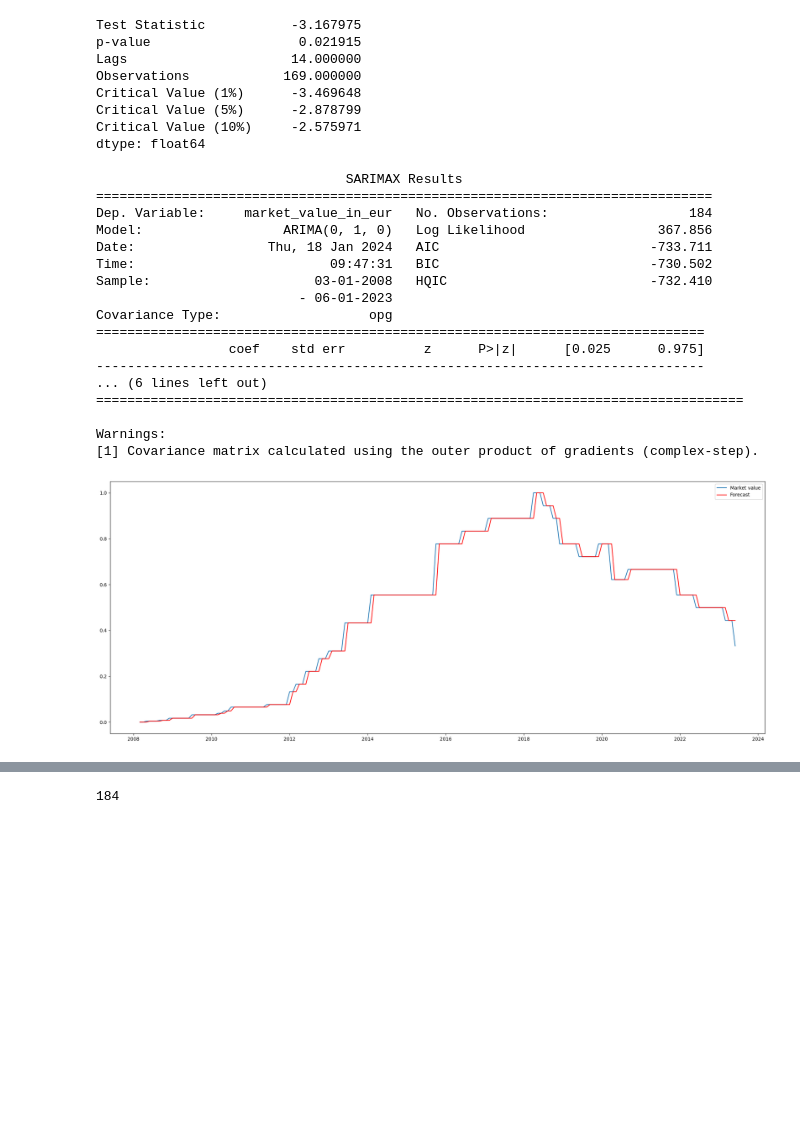
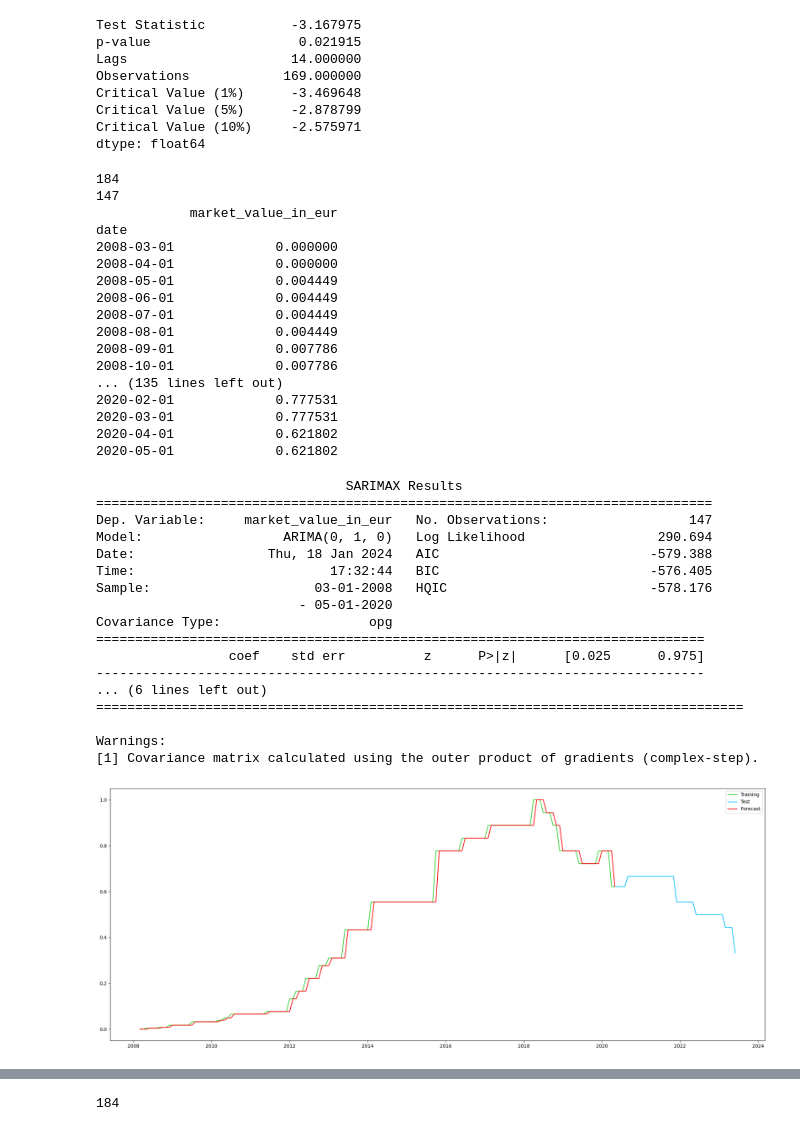
Before and after one commit to MikDR/DataScience-Python, a Jupyter notebook: codice/serie_temp/serie_per_giocatore.ipynb, the cells around one changed output, grey strips where cells are left out. Drawn from its saved outputs; the diff is of its cells as text; code cells hidden in the pictures; blank space fills up the shorter version.

```diff
--- a/codice/serie_temp/serie_per_giocatore.ipynb
+++ b/codice/serie_temp/serie_per_giocatore.ipynb
@@ -456,37 +462,62 @@ Critical Value (10%)     -2.575971
 dtype: float64
 # %%
 # fit ARIMA model senza variabili esogene
+nobs = len(differenced_series["market_value_in_eur"])
+n_training = int(nobs * 0.8)
+print(nobs)
+print(n_training)
+
+training = differenced_series[["market_value_in_eur"]][:n_training]
+print(training)
+
 fig = plt.figure(figsize=(20,8))
-model = ARIMA(endog=differenced_series["market_value_in_eur"], order=(0,1,0)) #chiedi al prof se devi mettere (0,1,0) sembra overfittare troppo
+model = ARIMA(endog=training, order=(0,1,0)) #chiedi al prof se devi mettere (0,1,0) sembra overfittare troppo
 ax = plt.gca()
 results = model.fit()
-plt.plot(differenced_series["market_value_in_eur"])
-#plt.plot(differenced_series["goals"])
+plt.plot(differenced_series["market_value_in_eur"][:n_training], color='limegreen')
+plt.plot(differenced_series["market_value_in_eur"][n_training-1:], color='deepskyblue')
 plt.plot(results.fittedvalues, color='red')
-ax.legend(['Market value', 'Forecast'])
+ax.legend(['Training', 'Test', 'Forecast'])
 plt.tight_layout()
 plt.savefig(f"../../images/model_ARIMA_player_{player_id_to_plot}.png")
 
 print(results.summary())
 # %% [output]
-                                SARIMAX Results
-===============================================================================
-Dep. Variable:     market_value_in_eur   No. Observations:                  184
-Model:                  ARIMA(0, 1, 0)   Log Likelihood                 367.856
-Date:                 Thu, 18 Jan 2024   AIC                           -733.711
-Time:                         09:47:31   BIC                           -730.502
-Sample:                     03-01-2008   HQIC                          -732.410
-                          - 06-01-2023
-Covariance Type:                   opg
-==============================================================================
-                 coef    std err          z      P>|z|      [0.025      0.975]
-------------------------------------------------------------------------------
-... (6 lines left out)
-===================================================================================
-
-Warnings:
-[1] Covariance matrix calculated using the outer product of gradients (complex-step).
+184
+147
+            market_value_in_eur
+date
+2008-03-01             0.000000
+2008-04-01             0.000000
+2008-05-01             0.004449
+2008-06-01             0.004449
+2008-07-01             0.004449
+2008-08-01             0.004449
+2008-09-01             0.007786
+2008-10-01             0.007786
+... (135 lines left out)
+2020-02-01             0.777531
+2020-03-01             0.777531
+2020-04-01             0.621802
+2020-05-01             0.621802
+                                SARIMAX Results
+===============================================================================
+Dep. Variable:     market_value_in_eur   No. Observations:                  147
+Model:                  ARIMA(0, 1, 0)   Log Likelihood                 290.694
+Date:                 Thu, 18 Jan 2024   AIC                           -579.388
+Time:                         17:32:44   BIC                           -576.405
+Sample:                     03-01-2008   HQIC                          -578.176
+                          - 05-01-2020
+Covariance Type:                   opg
+==============================================================================
+                 coef    std err          z      P>|z|      [0.025      0.975]
+------------------------------------------------------------------------------
+... (6 lines left out)
+===================================================================================
+
+Warnings:
+[1] Covariance matrix calculated using the outer product of gradients (complex-step).
-[figure, old version]
+[figure, new version]
 # %%
 # fit ARIMA model
 fig = plt.figure(figsize=(20,8))
```
Also changed, not shown: parts of 14 cells of this notebook.
